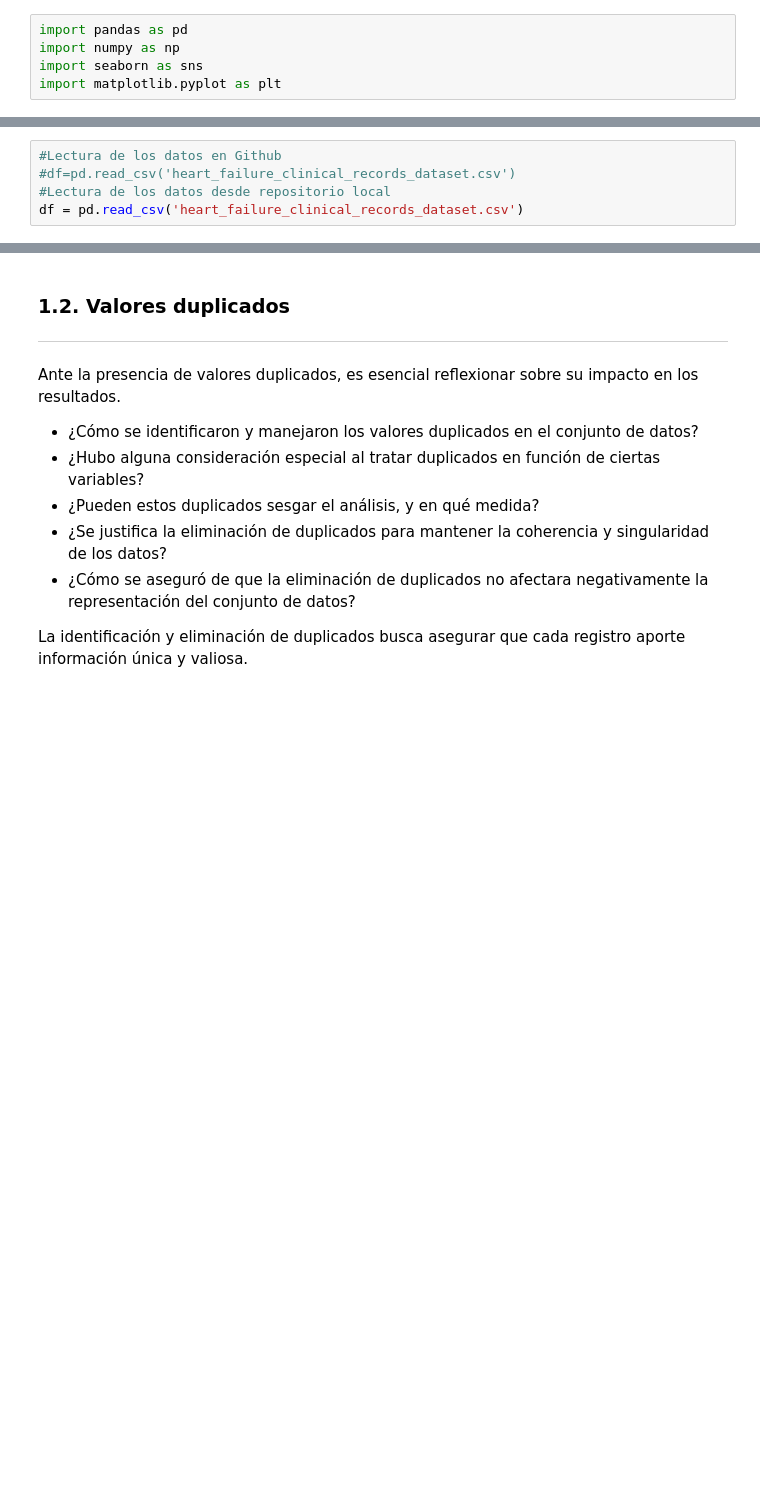
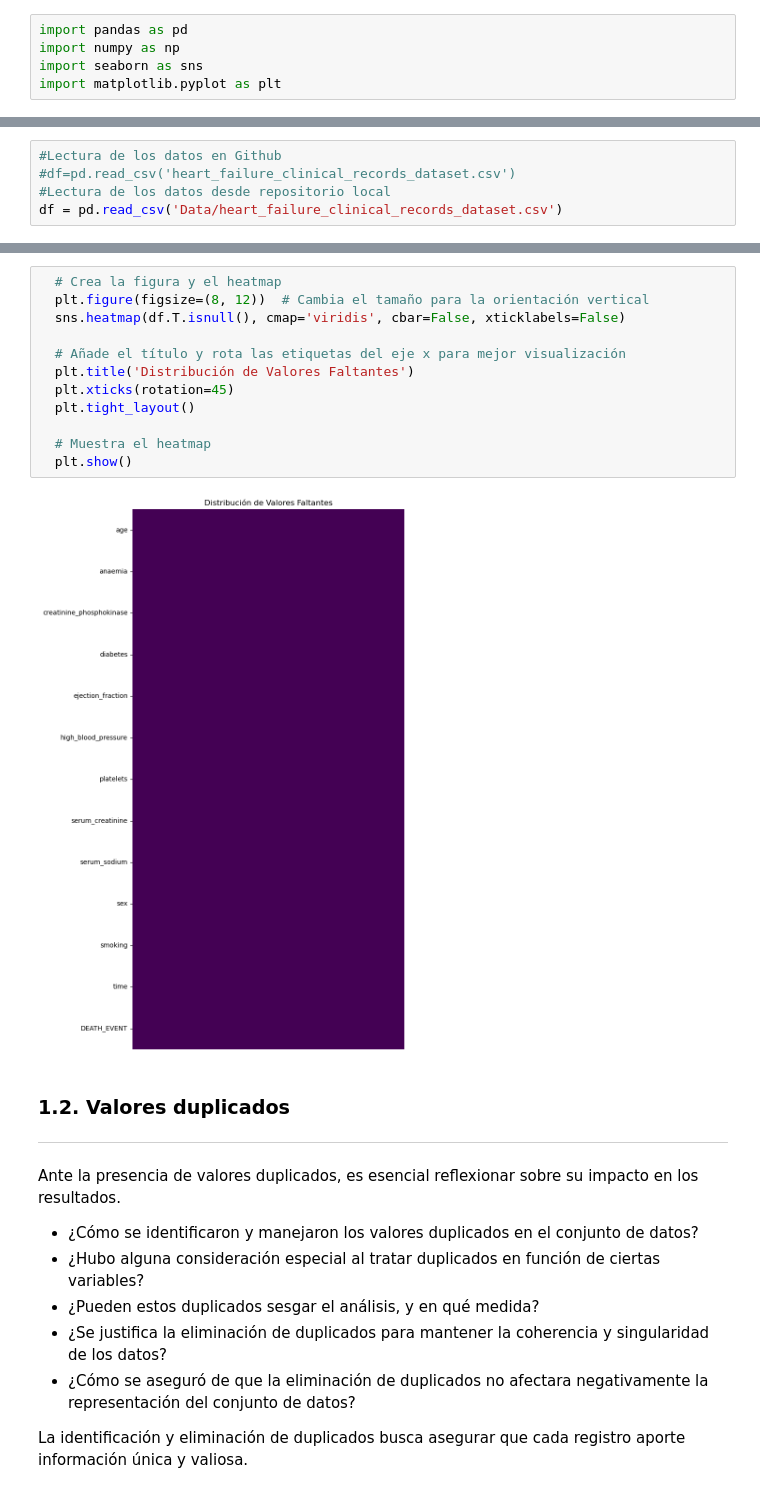
Before and after one commit to Robert-Gomez-AI/HeartFailure, a Jupyter notebook: Fase_3_Preparación_de_los_datos.ipynb, the cells around one changed output, grey strips where cells are left out. Drawn from its saved outputs; the diff is of its cells as text; blank space fills up the shorter version.

Commit message:
Gráficos y diagramas de caja

```diff
--- a/Fase_3_Preparación_de_los_datos.ipynb
+++ b/Fase_3_Preparación_de_los_datos.ipynb
@@ -56,4 +85,4 @@ import matplotlib.pyplot as plt
 #Lectura de los datos en Github
 #df=pd.read_csv('heart_failure_clinical_records_dataset.csv')
 #Lectura de los datos desde repositorio local
-df = pd.read_csv('heart_failure_clinical_records_dataset.csv')
+df = pd.read_csv('Data/heart_failure_clinical_records_dataset.csv')
@@ -92,6 +127,20 @@ time                        0
 DEATH_EVENT                 0
 dtype: int64
 [figure]
+# %%
+  # Crea la figura y el heatmap
+  plt.figure(figsize=(8, 12))  # Cambia el tamaño para la orientación vertical
+  sns.heatmap(df.T.isnull(), cmap='viridis', cbar=False, xticklabels=False)
+
+  # Añade el título y rota las etiquetas del eje x para mejor visualización
+  plt.title('Distribución de Valores Faltantes')
+  plt.xticks(rotation=45)
+  plt.tight_layout()
+
+  # Muestra el heatmap
+  plt.show()
+# %% [output]
+[figure, added]
 # %% [markdown]
 ### **1.2. Valores duplicados**
 ----
```
Also changed, not shown: parts of 5 cells of this notebook, 1 other file.
